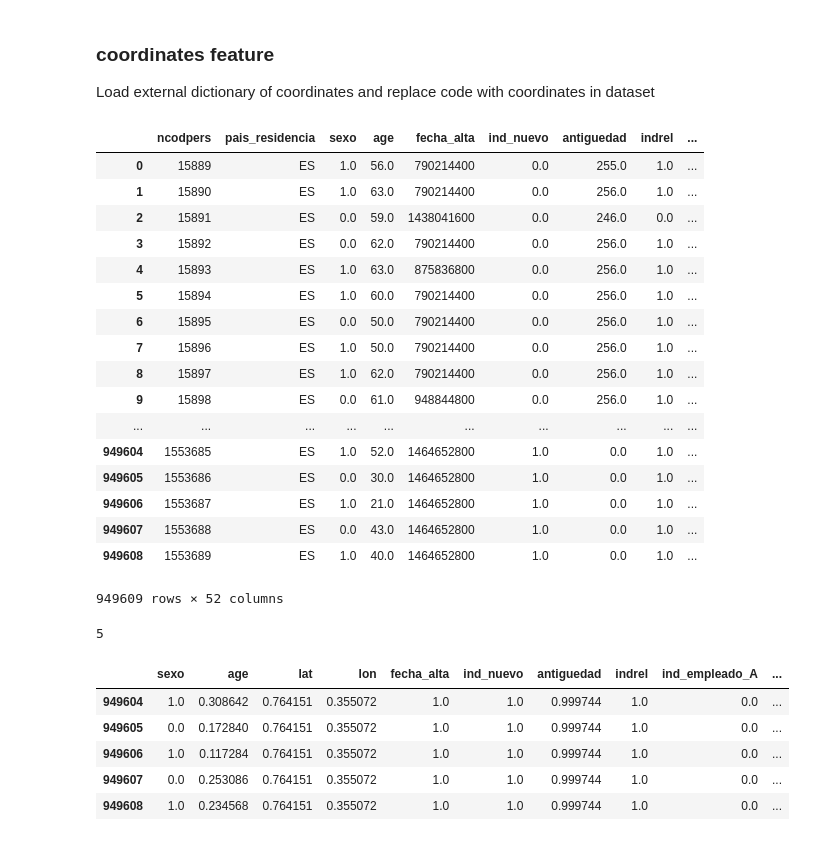
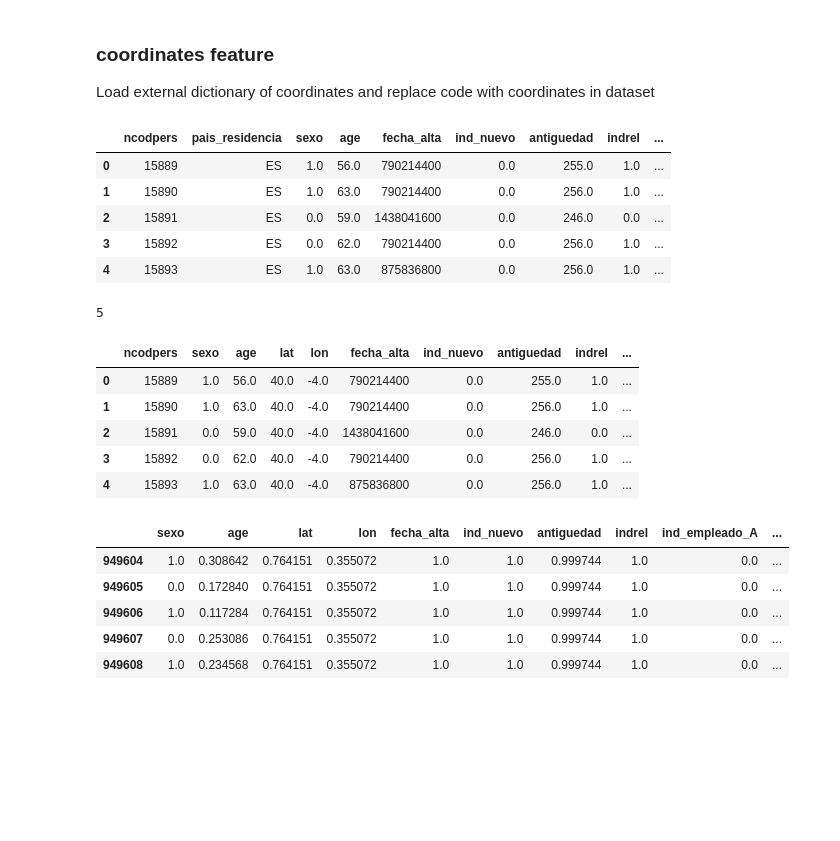
Before and after one commit to PetrShypila/Santander-Competition, a Jupyter notebook: notebooks/2-normalization.ipynb, the cells around one changed output. Cells and saved outputs as stored; diff of their text form; code cells hidden in the pictures; blank space fills up the shorter version.

```diff
--- a/notebooks/2-normalization.ipynb
+++ b/notebooks/2-normalization.ipynb
@@ -96,30 +64,18 @@ Load external dictionary of coordinates and replace code with coordinates in dat
 # %%
 countries = pd.read_csv('../data/external/countries.csv', header=None)
 countries.columns=['pais_residencia', 'lat', 'lon']
 
 data = data.merge(countries, on='pais_residencia')
 data.drop(['canal_entrada'], axis=1, inplace=True) #pais_residencia
 data.sort_values(['ncodpers'], inplace=True)
 data.reset_index(drop=True, inplace=True)
-data
+data.head()
 # %% [output]
 |  | ncodpers | pais_residencia | sexo | age | fecha_alta | ind_nuevo | antiguedad | indrel | ... |
 | 0 | 15889 | ES | 1.0 | 56.0 | 790214400 | 0.0 | 255.0 | 1.0 | ... |
 | 1 | 15890 | ES | 1.0 | 63.0 | 790214400 | 0.0 | 256.0 | 1.0 | ... |
 | 2 | 15891 | ES | 0.0 | 59.0 | 1438041600 | 0.0 | 246.0 | 0.0 | ... |
 | 3 | 15892 | ES | 0.0 | 62.0 | 790214400 | 0.0 | 256.0 | 1.0 | ... |
 | 4 | 15893 | ES | 1.0 | 63.0 | 875836800 | 0.0 | 256.0 | 1.0 | ... |
-| 5 | 15894 | ES | 1.0 | 60.0 | 790214400 | 0.0 | 256.0 | 1.0 | ... |
-| 6 | 15895 | ES | 0.0 | 50.0 | 790214400 | 0.0 | 256.0 | 1.0 | ... |
-| 7 | 15896 | ES | 1.0 | 50.0 | 790214400 | 0.0 | 256.0 | 1.0 | ... |
-| 8 | 15897 | ES | 1.0 | 62.0 | 790214400 | 0.0 | 256.0 | 1.0 | ... |
-| 9 | 15898 | ES | 0.0 | 61.0 | 948844800 | 0.0 | 256.0 | 1.0 | ... |
-| ... | ... | ... | ... | ... | ... | ... | ... | ... | ... |
-| 949604 | 1553685 | ES | 1.0 | 52.0 | 1464652800 | 1.0 | 0.0 | 1.0 | ... |
-| 949605 | 1553686 | ES | 0.0 | 30.0 | 1464652800 | 1.0 | 0.0 | 1.0 | ... |
-| 949606 | 1553687 | ES | 1.0 | 21.0 | 1464652800 | 1.0 | 0.0 | 1.0 | ... |
-| 949607 | 1553688 | ES | 0.0 | 43.0 | 1464652800 | 1.0 | 0.0 | 1.0 | ... |
-| 949608 | 1553689 | ES | 1.0 | 40.0 | 1464652800 | 1.0 | 0.0 | 1.0 | ... |
-949609 rows × 52 columns
 # %%
 test = pd.read_csv('../data/raw/test.csv.zip', usecols=['ncodpers'])
@@ -129,6 +85,14 @@ len(test[~test.ncodpers.isin(df.ncodpers)])
 # %%
 new_cols_order = ['ncodpers', 'sexo', 'age', 'lat', 'lon', 'fecha_alta', 'ind_nuevo', 'antiguedad', 'indrel', 'ind_empleado_A', 'ind_empleado_B', 'ind_empleado_F', 'ind_empleado_N', 'ind_empleado_S', 'ult_fec_cli_1t', 'indrel_1mes', 'tiprel_1mes_A', 'tiprel_1mes_I', 'tiprel_1mes_P', 'tiprel_1mes_R', 'indresi', 'indext', 'indfall', 'cod_prov', 'ind_actividad_cliente', 'renta', 'segmento', 'ind_ahor_fin_ult1', 'ind_aval_fin_ult1', 'ind_cco_fin_ult1', 'ind_cder_fin_ult1', 'ind_cno_fin_ult1', 'ind_ctju_fin_ult1', 'ind_ctma_fin_ult1', 'ind_ctop_fin_ult1', 'ind_ctpp_fin_ult1', 'ind_deco_fin_ult1', 'ind_deme_fin_ult1', 'ind_dela_fin_ult1', 'ind_ecue_fin_ult1', 'ind_fond_fin_ult1', 'ind_hip_fin_ult1', 'ind_plan_fin_ult1', 'ind_pres_fin_ult1', 'ind_reca_fin_ult1', 'ind_tjcr_fin_ult1', 'ind_valo_fin_ult1', 'ind_viv_fin_ult1', 'ind_nomina_ult1', 'ind_nom_pens_ult1', 'ind_recibo_ult1']
 data = data[new_cols_order]
+data.head()
+# %% [output]
+|  | ncodpers | sexo | age | lat | lon | fecha_alta | ind_nuevo | antiguedad | indrel | ... |
+| 0 | 15889 | 1.0 | 56.0 | 40.0 | -4.0 | 790214400 | 0.0 | 255.0 | 1.0 | ... |
+| 1 | 15890 | 1.0 | 63.0 | 40.0 | -4.0 | 790214400 | 0.0 | 256.0 | 1.0 | ... |
+| 2 | 15891 | 0.0 | 59.0 | 40.0 | -4.0 | 1438041600 | 0.0 | 246.0 | 0.0 | ... |
+| 3 | 15892 | 0.0 | 62.0 | 40.0 | -4.0 | 790214400 | 0.0 | 256.0 | 1.0 | ... |
+| 4 | 15893 | 1.0 | 63.0 | 40.0 | -4.0 | 875836800 | 0.0 | 256.0 | 1.0 | ... |
 # %%
 data.to_csv('../data/processed/train-processed.csv.gz', index=False, compression='gzip')
 # %%
```
Also changed, not shown: parts of 4 cells of this notebook, 2 other files.
